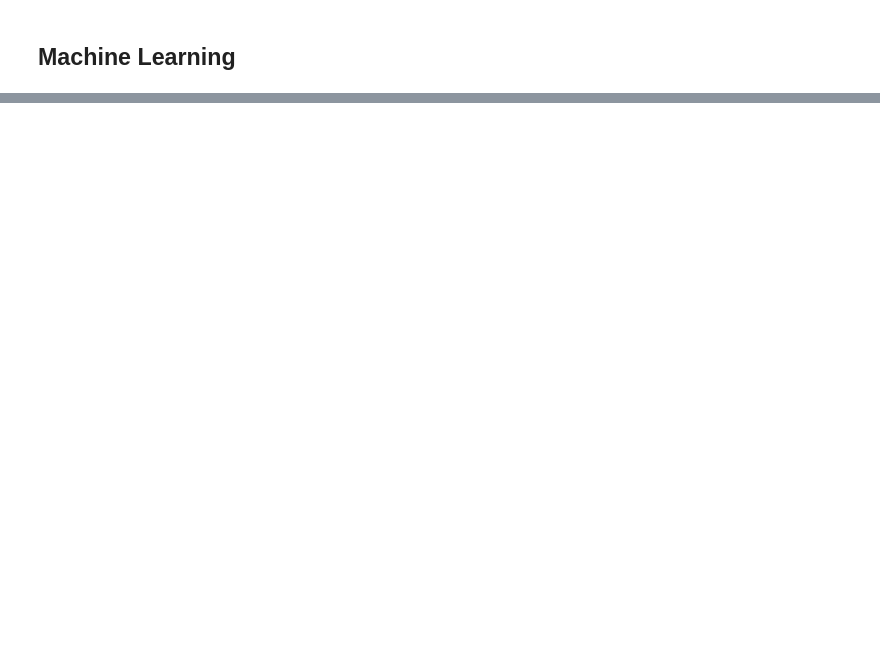
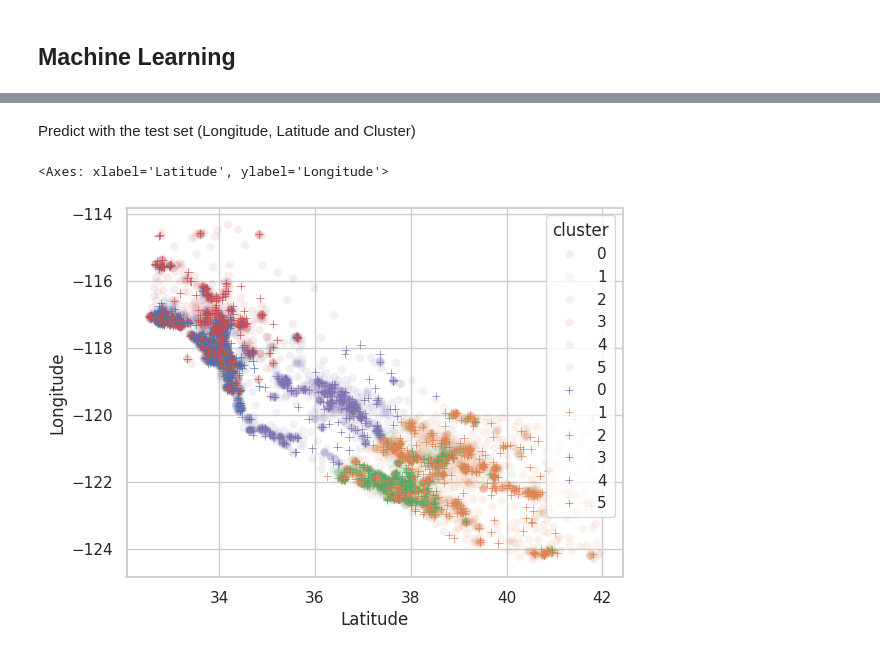
Before and after one commit to 4GeeksAcademy/E-Pablos-K-Means, a Jupyter notebook: src/explore.ipynb, the cells around one changed output, grey strips where cells are left out. Saved outputs shown, nothing was run; the diff lists cells and outputs as text; code cells hidden in the pictures; blank space fills up the shorter version.

```diff
--- a/src/explore.ipynb
+++ b/src/explore.ipynb
@@ -132,0 +180,8 @@ ValueError: X has 2 features, but KMeans is expecting 3 features as input.
+# %% [markdown]
+Predict with the test set (Longitude, Latitude and Cluster)
+# %%
+sns.scatterplot(data = X_train, x = "Latitude", y = "Longitude", hue = "cluster", palette = "deep", alpha  = 0.1)
+sns.scatterplot(data = X_test, x = "Latitude", y = "Longitude", hue = "cluster", palette = "deep", marker = "+")
+# %% [output]
+<Axes: xlabel='Latitude', ylabel='Longitude'>
+[figure, added]
```
Also changed, not shown: parts of 22 cells of this notebook.
